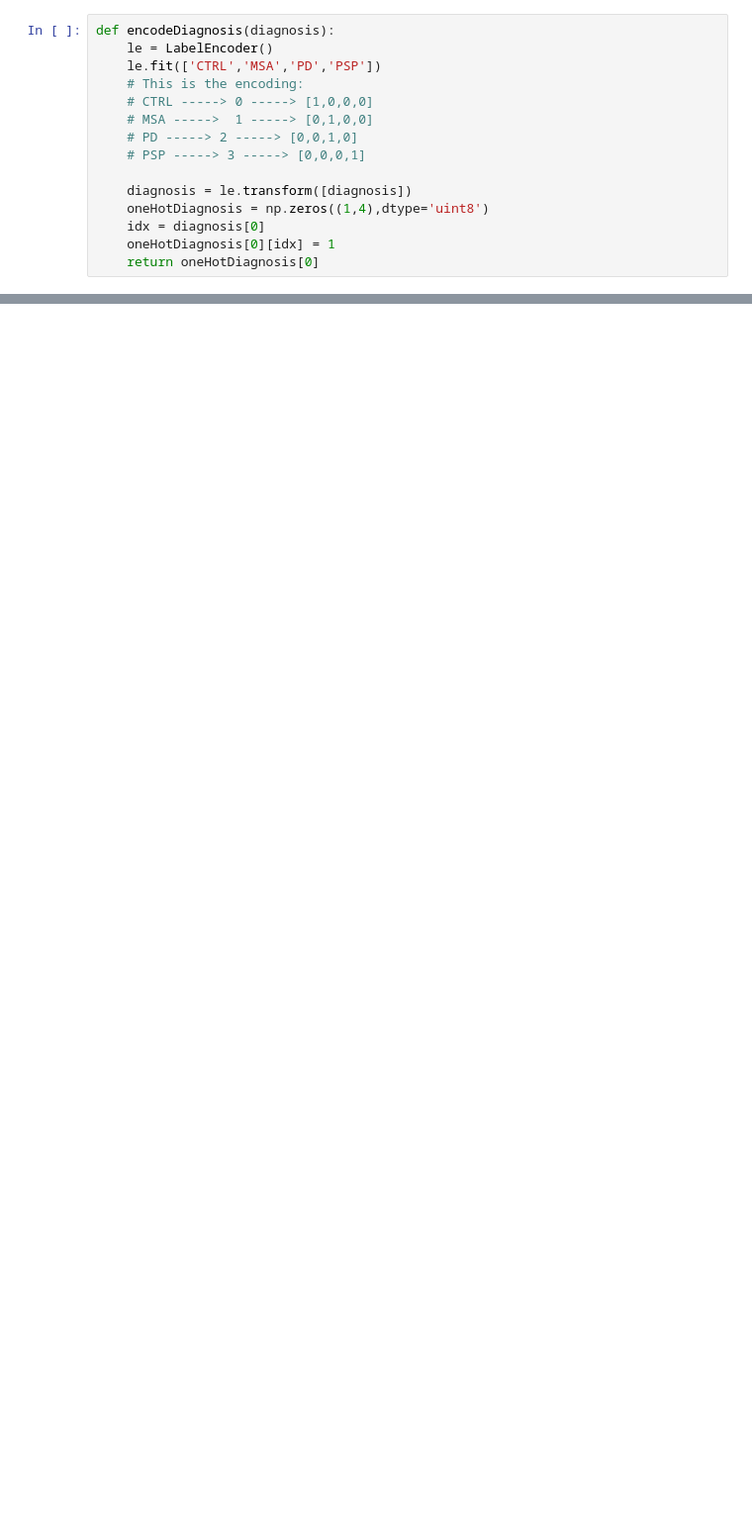
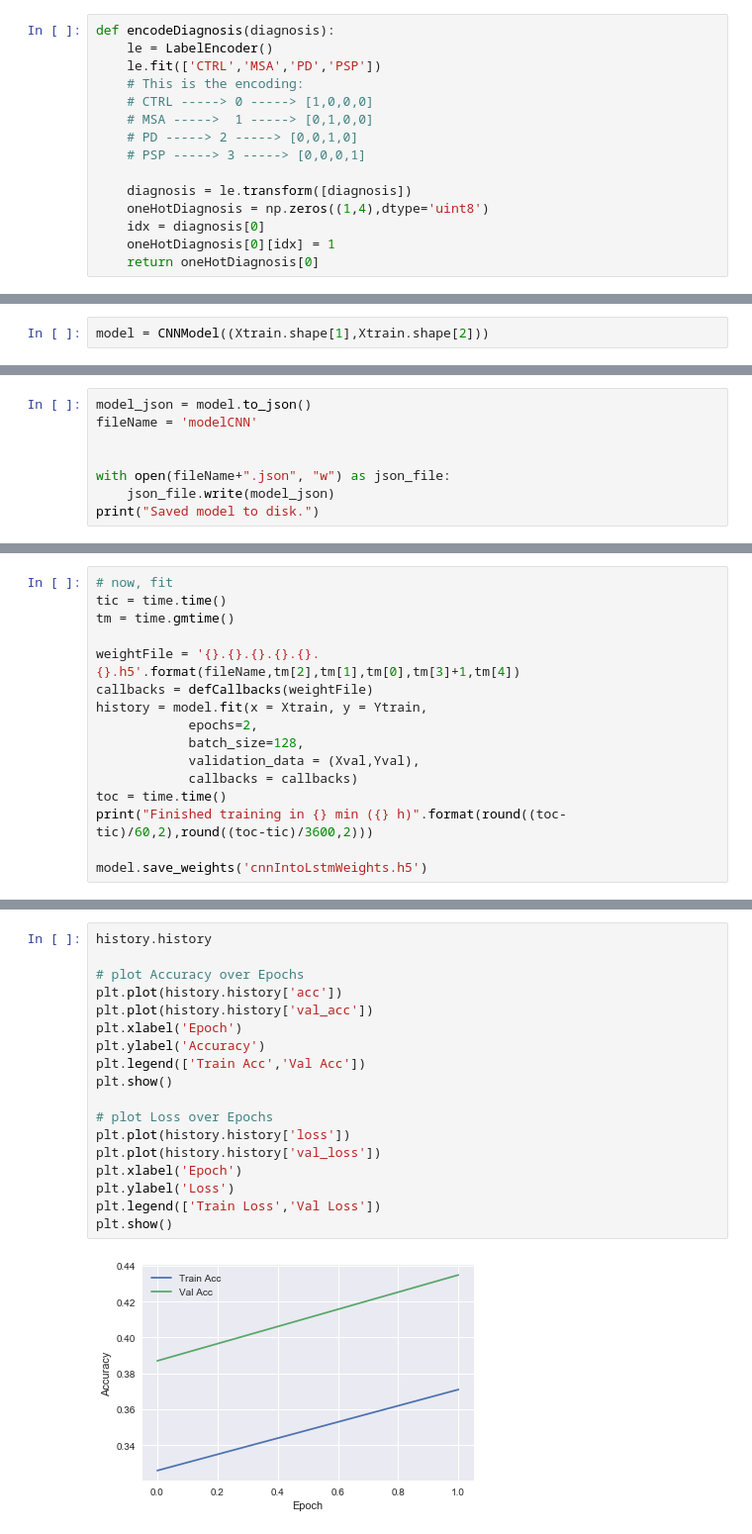
Before and after one commit to BabaJaguska/unseemlyPythonStuff, a Jupyter notebook: TappingPlotStuff.ipynb, the cells around one changed output, grey strips where cells are left out. Shown at 99% size. Cells and saved outputs as stored; diff of their text form; blank space fills up the shorter version.

```diff
--- a/TappingPlotStuff.ipynb
+++ b/TappingPlotStuff.ipynb
@@ -623,0 +692,2 @@ Whyyyyyyyyyyyy
+# %%
+model = CNNModel((Xtrain.shape[1],Xtrain.shape[2]))
@@ -623,0 +717,8 @@ Whyyyyyyyyyyyy
+# %%
+model_json = model.to_json()
+fileName = 'modelCNN'
+
+
+with open(fileName+".json", "w") as json_file:
+    json_file.write(model_json)
+print("Saved model to disk.")
@@ -623,0 +741,16 @@ Whyyyyyyyyyyyy
+# %%
+# now, fit
+tic = time.time()
+tm = time.gmtime()
+
+weightFile = '{}.{}.{}.{}.{}.{}.h5'.format(fileName,tm[2],tm[1],tm[0],tm[3]+1,tm[4])
+callbacks = defCallbacks(weightFile)
+history = model.fit(x = Xtrain, y = Ytrain,
+            epochs=2,
+            batch_size=128,
+            validation_data = (Xval,Yval),
+            callbacks = callbacks)
+toc = time.time()
+print("Finished training in {} min ({} h)".format(round((toc-tic)/60,2),round((toc-tic)/3600,2)))
+
+model.save_weights('cnnIntoLstmWeights.h5')
@@ -623,0 +767,20 @@ Whyyyyyyyyyyyy
+# %%
+history.history
+
+# plot Accuracy over Epochs
+plt.plot(history.history['acc'])
+plt.plot(history.history['val_acc'])
+plt.xlabel('Epoch')
+plt.ylabel('Accuracy')
+plt.legend(['Train Acc','Val Acc'])
+plt.show()
+
+# plot Loss over Epochs
+plt.plot(history.history['loss'])
+plt.plot(history.history['val_loss'])
+plt.xlabel('Epoch')
+plt.ylabel('Loss')
+plt.legend(['Train Loss','Val Loss'])
+plt.show()
+# %% [output]
+[figure, added]
```
Also changed, not shown: parts of 26 cells of this notebook.
